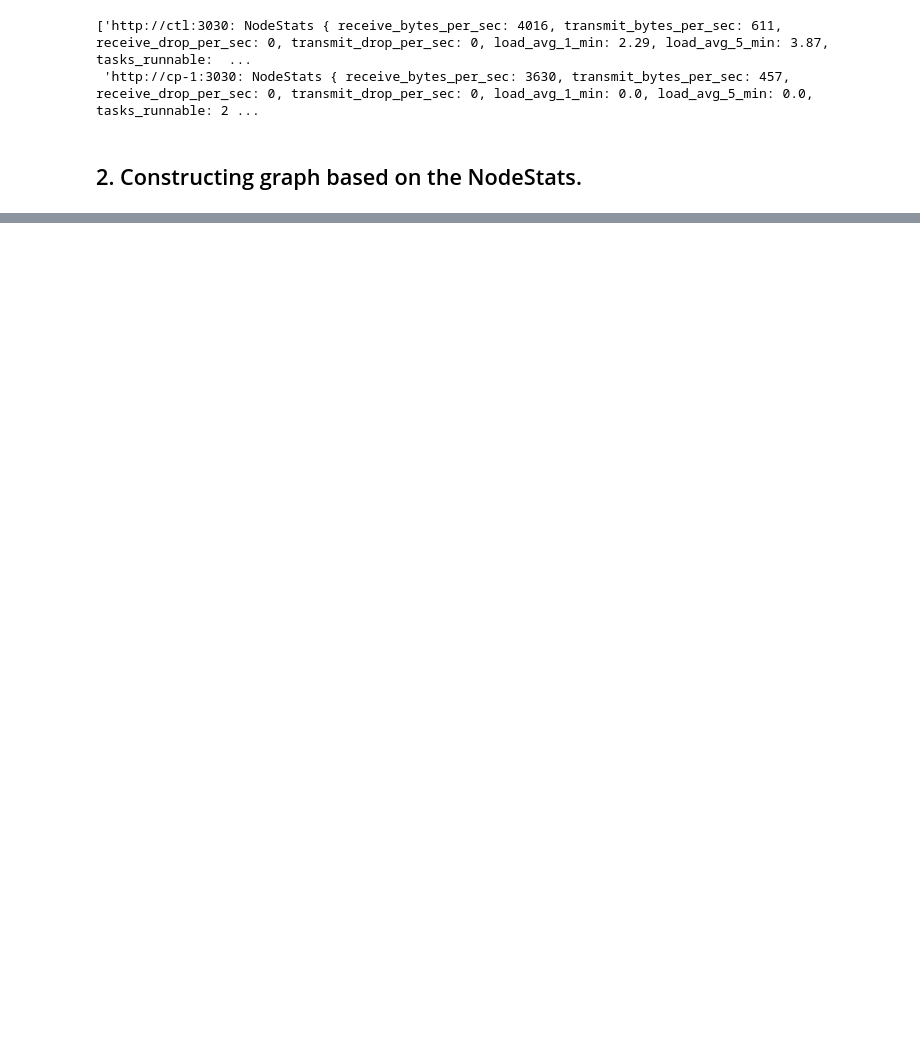
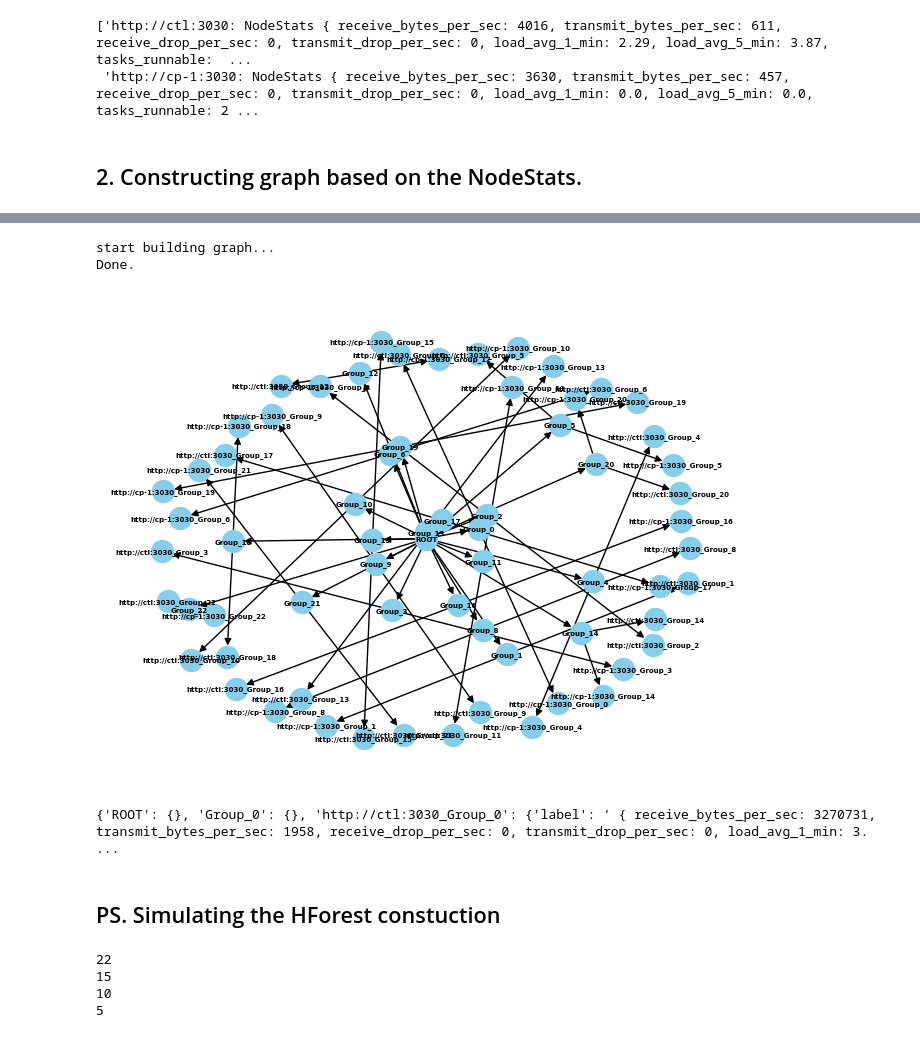
Before and after one commit to yzw19990124/VAIF_HTree_Visualizer, a Jupyter notebook: pipeline.ipynb, the cells around one changed output, grey strips where cells are left out. Saved outputs shown, nothing was run; the diff lists cells and outputs as text; code cells hidden in the pictures; blank space fills up the shorter version.

```diff
--- a/pipeline.ipynb
+++ b/pipeline.ipynb
@@ -35,0 +31,51 @@ Done.
+# %%
+import os
+
+os.environ['DATA'] = json.dumps(groups)
+%run htree.py
+# %% [output]
+start building graph...
+Done.
+[figure, added]
+{'ROOT': {}, 'Group_0': {}, 'http://ctl:3030_Group_0': {'label': ' { receive_bytes_per_sec: 3270731, transmit_bytes_per_sec: 1958, receive_drop_per_sec: 0, transmit_drop_per_sec: 0, load_avg_1_min: 3. ...
+# %% [markdown]
+## PS. Simulating the HForest constuction
+# %%
+batch1, batch2, batch3, batch4 = {}, {}, {}, {}
+
+flag1, flag2, flag3 = True, True, True
+
+for idx, (key, value) in enumerate(groups.items()):
+    if idx < 5:
+        batch1[key] = value
+    if 5 <= idx < 10:
+        if flag1:
+            flag1 = False
+            batch2.update(batch1)
+            batch2[key] = value
+            continue
+        batch2[key] = value
+    if 10 <= idx < 15:
+        if flag2:
+            flag2 = False
+            batch3.update(batch2)
+            batch3[key] = value
+            continue
+        batch3[key] = value
+    if idx >= 15:
+        if flag3:
+            flag3 = False
+            batch4.update(batch3)
+            batch4[key] = value
+            continue
+        batch4[key] = value
+
+print(len(batch4))
+print(len(batch3))
+print(len(batch2))
+print(len(batch1))
+# %% [output]
+22
+15
+10
+5
```
Also changed, not shown: parts of 3 cells of this notebook, 1 other file.
